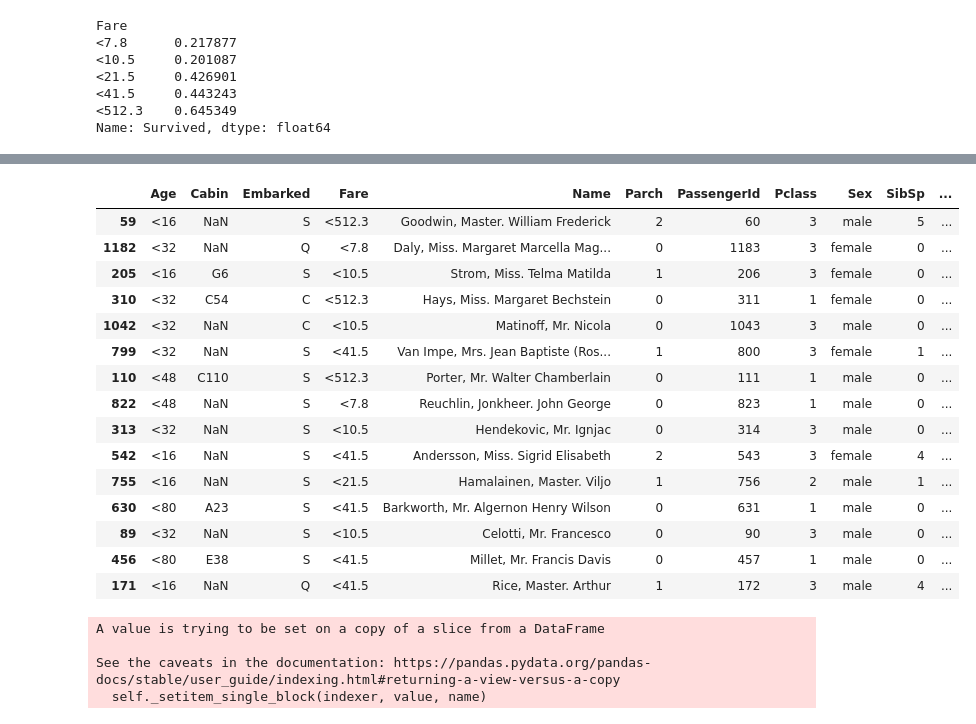
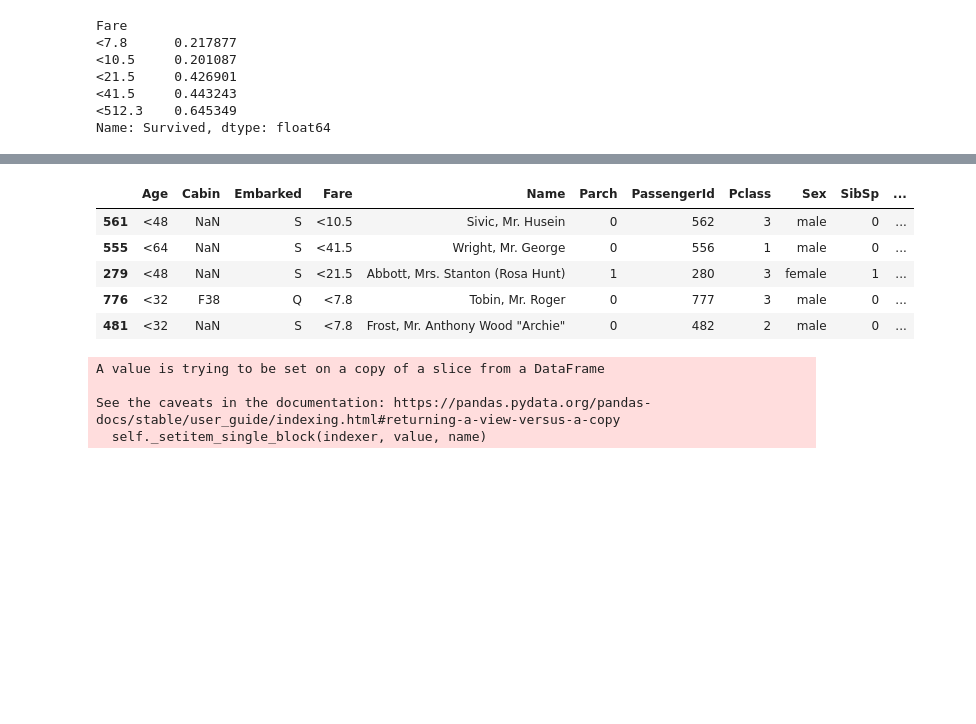
Before and after one commit to johnhhu2020/Kaggle-Machine-Learning-Feature-Engineering, a Jupyter notebook: 87%_Titanic_MachineLearning.ipynb, the cells around one changed output, grey strips where cells are left out. Saved outputs shown, nothing was run; the diff lists cells and outputs as text; code cells hidden in the pictures; blank space fills up the shorter version.

```diff
--- a/87%_Titanic_MachineLearning.ipynb
+++ b/87%_Titanic_MachineLearning.ipynb
@@ -517,24 +529,14 @@ df_all[['Ticket_frequency','Survived']].groupby('Ticket_frequency')['Survived'].
 # %%
 ###JHU
 
-df_all.sample(15)
+df_all.sample(5)
 # %% [output]
 |  | Age | Cabin | Embarked | Fare | Name | Parch | PassengerId | Pclass | Sex | SibSp | ... |
-| 59 | <16 | NaN | S | <512.3 | Goodwin, Master. William Frederick | 2 | 60 | 3 | male | 5 | ... |
-| 1182 | <32 | NaN | Q | <7.8 | Daly, Miss. Margaret Marcella Mag... | 0 | 1183 | 3 | female | 0 | ... |
-| 205 | <16 | G6 | S | <10.5 | Strom, Miss. Telma Matilda | 1 | 206 | 3 | female | 0 | ... |
-| 310 | <32 | C54 | C | <512.3 | Hays, Miss. Margaret Bechstein | 0 | 311 | 1 | female | 0 | ... |
-| 1042 | <32 | NaN | C | <10.5 | Matinoff, Mr. Nicola | 0 | 1043 | 3 | male | 0 | ... |
-| 799 | <32 | NaN | S | <41.5 | Van Impe, Mrs. Jean Baptiste (Ros... | 1 | 800 | 3 | female | 1 | ... |
-| 110 | <48 | C110 | S | <512.3 | Porter, Mr. Walter Chamberlain | 0 | 111 | 1 | male | 0 | ... |
-| 822 | <48 | NaN | S | <7.8 | Reuchlin, Jonkheer. John George | 0 | 823 | 1 | male | 0 | ... |
-| 313 | <32 | NaN | S | <10.5 | Hendekovic, Mr. Ignjac | 0 | 314 | 3 | male | 0 | ... |
-| 542 | <16 | NaN | S | <41.5 | Andersson, Miss. Sigrid Elisabeth | 2 | 543 | 3 | female | 4 | ... |
-| 755 | <16 | NaN | S | <21.5 | Hamalainen, Master. Viljo | 1 | 756 | 2 | male | 1 | ... |
-| 630 | <80 | A23 | S | <41.5 | Barkworth, Mr. Algernon Henry Wilson | 0 | 631 | 1 | male | 0 | ... |
-| 89 | <32 | NaN | S | <10.5 | Celotti, Mr. Francesco | 0 | 90 | 3 | male | 0 | ... |
-| 456 | <80 | E38 | S | <41.5 | Millet, Mr. Francis Davis | 0 | 457 | 1 | male | 0 | ... |
-| 171 | <16 | NaN | Q | <41.5 | Rice, Master. Arthur | 1 | 172 | 3 | male | 4 | ... |
+| 561 | <48 | NaN | S | <10.5 | Sivic, Mr. Husein | 0 | 562 | 3 | male | 0 | ... |
+| 555 | <64 | NaN | S | <41.5 | Wright, Mr. George | 0 | 556 | 1 | male | 0 | ... |
+| 279 | <48 | NaN | S | <21.5 | Abbott, Mrs. Stanton (Rosa Hunt) | 1 | 280 | 3 | female | 1 | ... |
+| 776 | <32 | F38 | Q | <7.8 | Tobin, Mr. Roger | 0 | 777 | 3 | male | 0 | ... |
+| 481 | <32 | NaN | S | <7.8 | Frost, Mr. Anthony Wood "Archie" | 0 | 482 | 2 | male | 0 | ... |
 # %%
 df_all['Title']=df_all['Name'].str.split(', ',expand=True)[1].str.split('.',expand=True)[0]
 df_all['Is_married']=0
```
Also changed, not shown: parts of 34 cells of this notebook.
